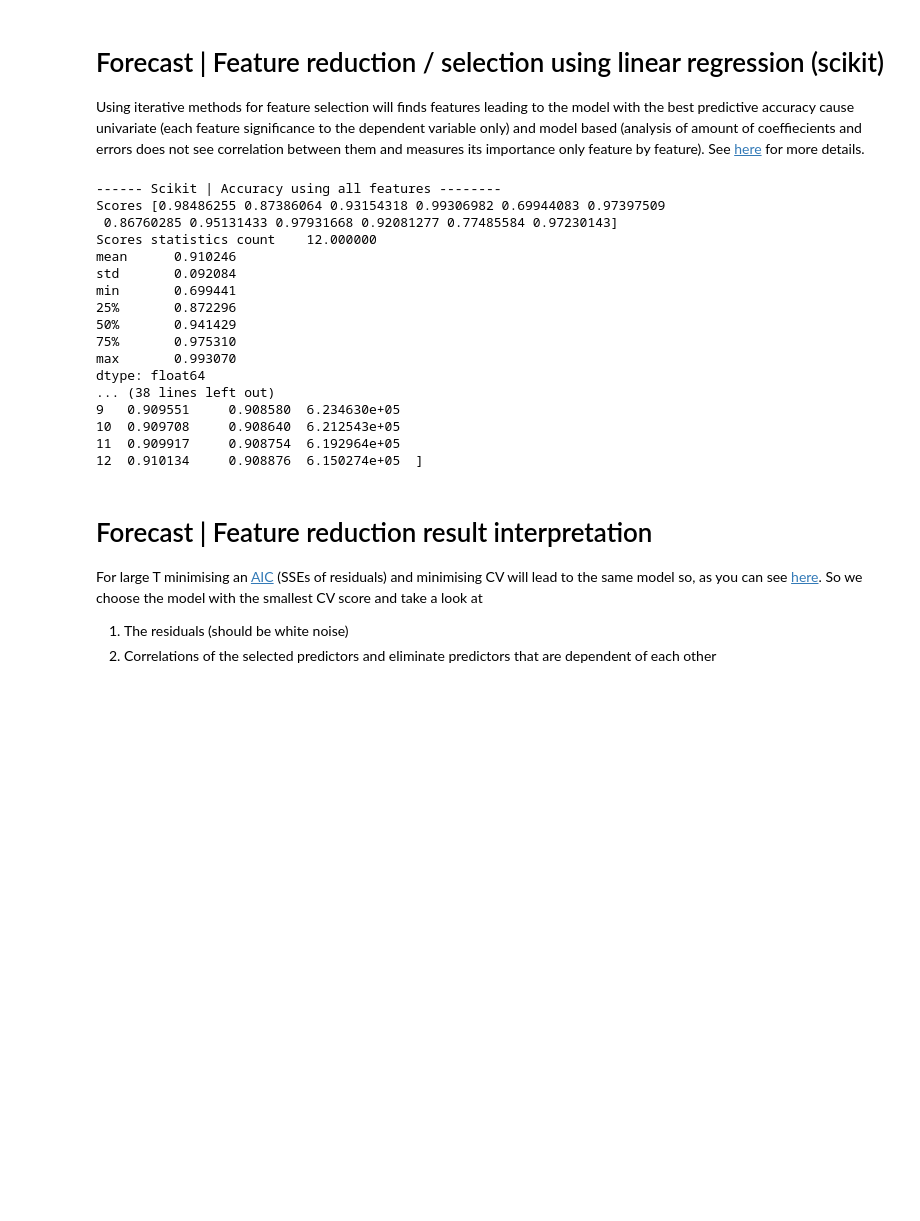
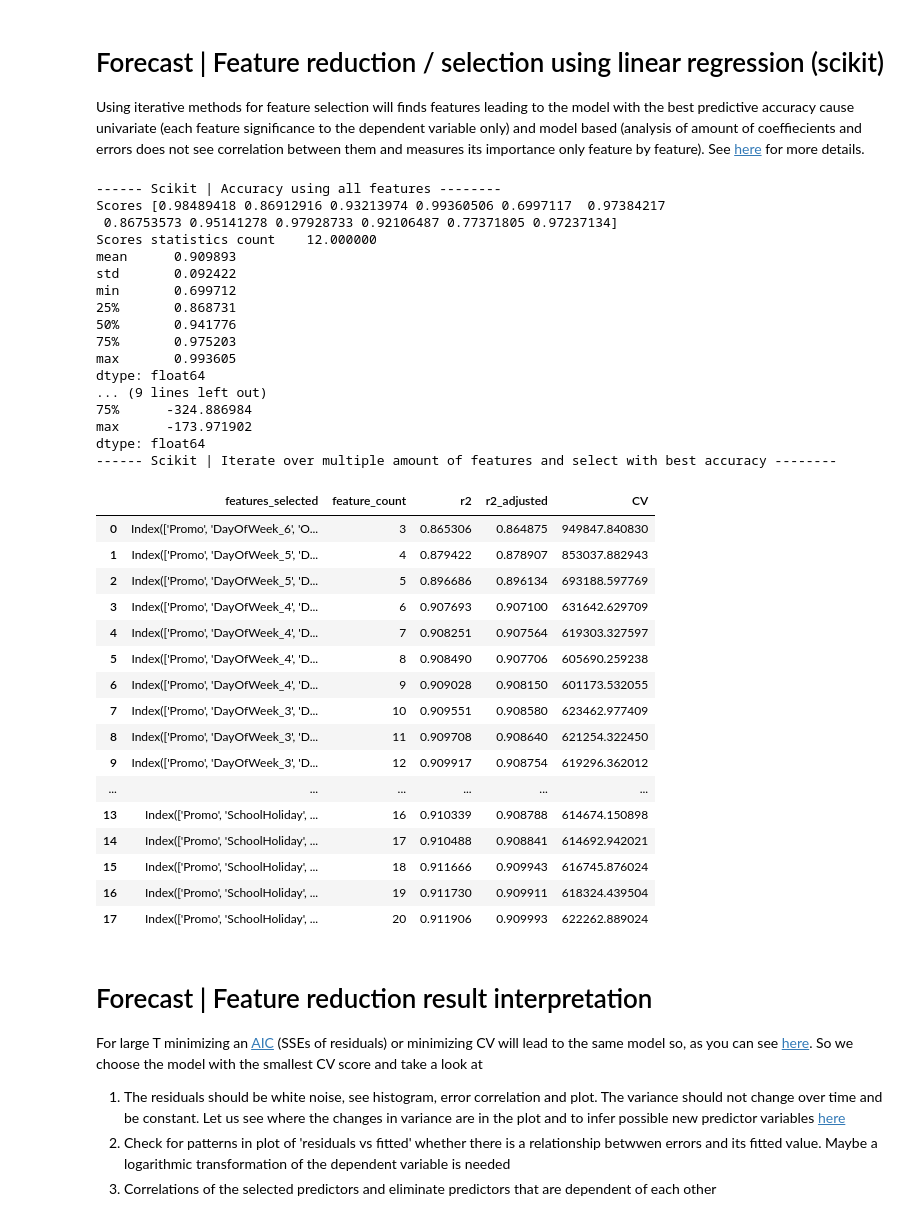
Before and after one commit to bruennijs/kaggle_rossmann_sales, a Jupyter notebook: linear_daily.ipynb, the cells around one changed output. Saved outputs shown, nothing was run; the diff lists cells and outputs as text; code cells hidden in the pictures; blank space fills up the shorter version.

```diff
--- a/linear_daily.ipynb
+++ b/linear_daily.ipynb
@@ -418,56 +474,73 @@ def model_accuracy_scikit(model: LinearRegression, x: DataFrame, y: Series, cv:
     # n_splits x train/test sets with test_size x test oberservations each
 
     scores = cross_val_score(estimator=model, X=x, y=y,
                              cv=cv,
                              scoring=scorer)
     #scoring=make_scorer(mean_squared_error, squared=False, greater_is_better=True))  # Returns -1*RMSE == std deviation to have a the higher the score the better
 
     print('Scores %s' % format(scores))
     print('Scores statistics %s' % format(Series(scores).describe()))
     #print(errors(y=y_test, y_pred=predict_result.predicted_mean))
 
 # Train: Last 6 months with last 7 days of next month each as test data set
 #cv_splitter = test_splitter(X, n_splits=6, test_size=31, n_last_test_items=7)
 cv_splitter = TimeSeriesSplitWrapper(n_last_test_items=7, n_splits=12, test_size=31)
 
 print('------ Scikit | Accuracy using all features --------')
 
 model_accuracy_scikit(LinearRegression(), X, Y, cv_splitter)   # using 7 consequtive days
 model_accuracy_scikit(LinearRegression(), X, Y, cv_splitter, scorer=make_scorer(mean_squared_error, greater_is_better=False, squared=False))   # using 7 consequtive days
 # model_accuracy_scikit(LinearRegression(), X, Y, cv_splitter, scorer=make_scorer(mean_absolute_percentage_error, greater_is_better=False))   # using 7 consequ
 
 print('------ Scikit | Iterate over multiple amount of features and select with best accuracy --------')
 
 result_ = DataFrame(select_best_features_until(X, Y,
-                                               n_features_to_select_threshold=14,
+                                               n_features_to_select_threshold=3,
                                                cv=cv_splitter,
-                                               direction='forward'))
+                                               direction='backward'))
 
-#print('Feature set with high score [{}]'.format(result_.loc[result_['score'].max()]))
-print('Result [%s]' % result_)
+result_
 # %% [output]
 ------ Scikit | Accuracy using all features --------
-Scores [0.98486255 0.87386064 0.93154318 0.99306982 0.69944083 0.97397509
- 0.86760285 0.95131433 0.97931668 0.92081277 0.77485584 0.97230143]
+Scores [0.98489418 0.86912916 0.93213974 0.99360506 0.6997117  0.97384217
+ 0.86753573 0.95141278 0.97928733 0.92106487 0.77371805 0.97237134]
 Scores statistics count    12.000000
-mean      0.910246
-std       0.092084
-min       0.699441
-25%       0.872296
-50%       0.941429
-75%       0.975310
-max       0.993070
+mean      0.909893
+std       0.092422
+min       0.699712
+25%       0.868731
+50%       0.941776
+75%       0.975203
+max       0.993605
 dtype: float64
-... (38 lines left out)
-9   0.909551     0.908580  6.234630e+05
-10  0.909708     0.908640  6.212543e+05
-11  0.909917     0.908754  6.192964e+05
-12  0.910134     0.908876  6.150274e+05  ]
+... (9 lines left out)
+75%      -324.886984
+max      -173.971902
+dtype: float64
+------ Scikit | Iterate over multiple amount of features and select with best accuracy --------
+|  | features_selected | feature_count | r2 | r2_adjusted | CV |
+| 0 | Index(['Promo', 'DayOfWeek_6', 'O... | 3 | 0.865306 | 0.864875 | 949847.840830 |
+| 1 | Index(['Promo', 'DayOfWeek_5', 'D... | 4 | 0.879422 | 0.878907 | 853037.882943 |
+| 2 | Index(['Promo', 'DayOfWeek_5', 'D... | 5 | 0.896686 | 0.896134 | 693188.597769 |
+| 3 | Index(['Promo', 'DayOfWeek_4', 'D... | 6 | 0.907693 | 0.907100 | 631642.629709 |
+| 4 | Index(['Promo', 'DayOfWeek_4', 'D... | 7 | 0.908251 | 0.907564 | 619303.327597 |
+| 5 | Index(['Promo', 'DayOfWeek_4', 'D... | 8 | 0.908490 | 0.907706 | 605690.259238 |
+| 6 | Index(['Promo', 'DayOfWeek_4', 'D... | 9 | 0.909028 | 0.908150 | 601173.532055 |
+| 7 | Index(['Promo', 'DayOfWeek_3', 'D... | 10 | 0.909551 | 0.908580 | 623462.977409 |
+| 8 | Index(['Promo', 'DayOfWeek_3', 'D... | 11 | 0.909708 | 0.908640 | 621254.322450 |
+| 9 | Index(['Promo', 'DayOfWeek_3', 'D... | 12 | 0.909917 | 0.908754 | 619296.362012 |
+| ... | ... | ... | ... | ... | ... |
+| 13 | Index(['Promo', 'SchoolHoliday', ... | 16 | 0.910339 | 0.908788 | 614674.150898 |
+| 14 | Index(['Promo', 'SchoolHoliday', ... | 17 | 0.910488 | 0.908841 | 614692.942021 |
+| 15 | Index(['Promo', 'SchoolHoliday', ... | 18 | 0.911666 | 0.909943 | 616745.876024 |
+| 16 | Index(['Promo', 'SchoolHoliday', ... | 19 | 0.911730 | 0.909911 | 618324.439504 |
+| 17 | Index(['Promo', 'SchoolHoliday', ... | 20 | 0.911906 | 0.909993 | 622262.889024 |
 # %% [markdown]
 # Forecast | Feature reduction result interpretation
 
-For large T minimising an [AIC](https://otexts.com/fpp3/selecting-predictors.html#akaikes-information-criterion) (SSEs of residuals) and minimising CV will lead to the same model so, as you can see [here](https://otexts.com/fpp3/selecting-predictors.html#which-measure-should-we-use).
+For large T minimizing an [AIC](https://otexts.com/fpp3/selecting-predictors.html#akaikes-information-criterion) (SSEs of residuals) or minimizing CV will lead to the same model so, as you can see [here](https://otexts.com/fpp3/selecting-predictors.html#which-measure-should-we-use).
 So we choose the model with the smallest CV score and take a look at
-1. The residuals (should be white noise)
-2. Correlations of the selected predictors and eliminate predictors that are dependent of each other
+1. The residuals should be white noise, see histogram, error correlation and plot. The variance should not change over time and be constant. Let us see where the changes in variance are in the plot and to infer possible new predictor variables [here](https://otexts.com/fpp3/regression-evaluation.html#acf-plot-of-residuals)
+2. Check for patterns in plot of 'residuals vs fitted' whether there is a relationship betwwen errors and its fitted value. Maybe a logarithmic transformation of the dependent variable is needed
+3. Correlations of the selected predictors and eliminate predictors that are dependent of each other
 # %%
```
Also changed, not shown: parts of 5 cells of this notebook, 1 other file.
